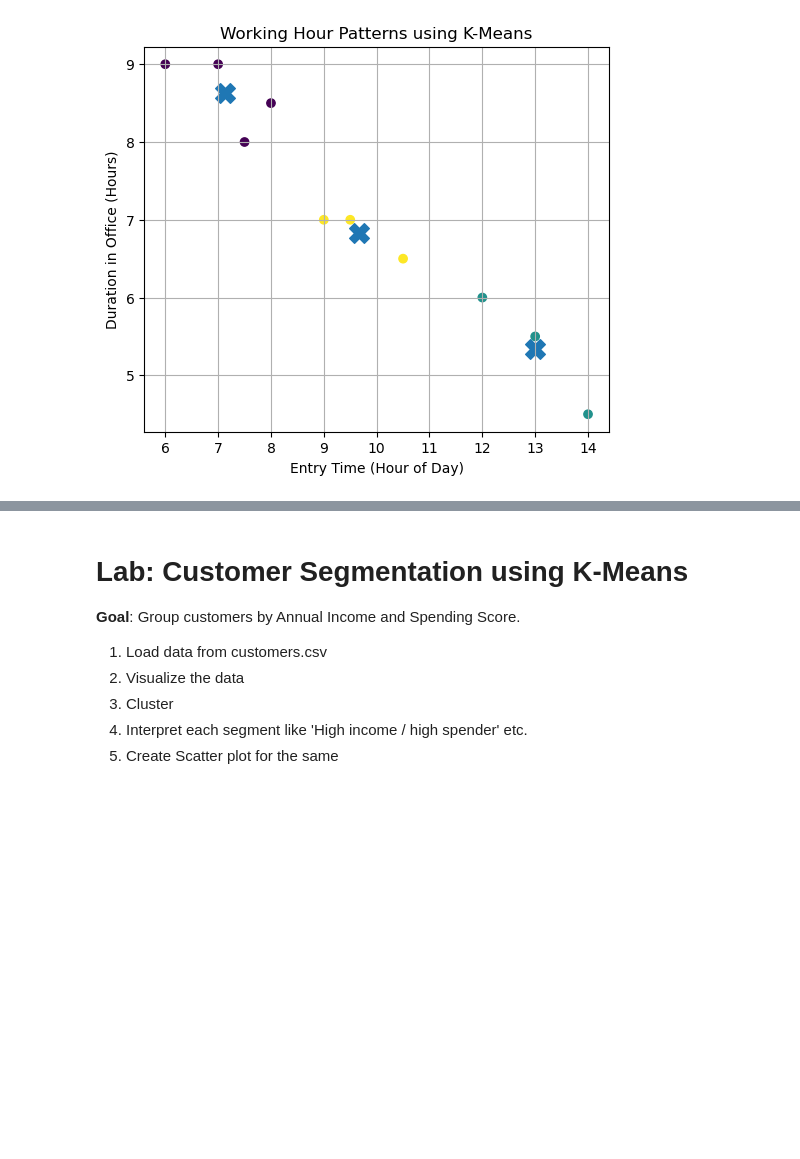
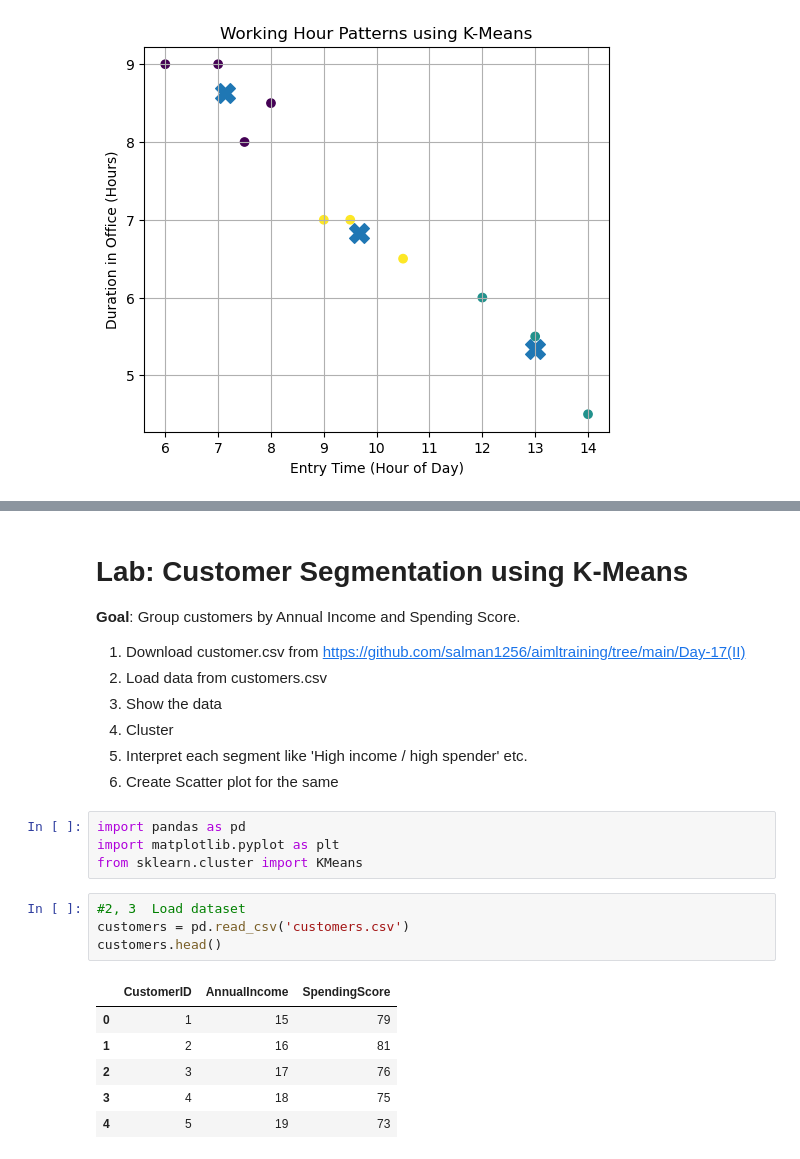
Before and after one commit to salman1256/aimltraining, a Jupyter notebook: Day-17(II)/K-MeansAlgoEx.ipynb, the cells around one changed output, grey strips where cells are left out. Saved outputs shown, nothing was run; the diff lists cells and outputs as text; blank space fills up the shorter version.

```diff
--- a/Day-17(II)/K-MeansAlgoEx.ipynb
+++ b/Day-17(II)/K-MeansAlgoEx.ipynb
@@ -83,8 +83,24 @@ plt.show()
 # Lab: Customer Segmentation using K-Means
 **Goal**: Group customers by Annual Income and Spending Score.
 
-1. Load data from customers.csv
-2. Visualize the data
-3. Cluster
-4. Interpret each segment like 'High income / high spender' etc.
-5. Create Scatter plot for the same
+1. Download customer.csv from https://github.com/salman1256/aimltraining/tree/main/Day-17(II)
+2. Load data from customers.csv
+3. Show the data
+4. Cluster
+5. Interpret each segment like 'High income / high spender' etc.
+6. Create Scatter plot for the same
+# %%
+import pandas as pd
+import matplotlib.pyplot as plt
+from sklearn.cluster import KMeans
+# %%
+#2, 3  Load dataset
+customers = pd.read_csv('customers.csv')
+customers.head()
+# %% [output]
+|  | CustomerID | AnnualIncome | SpendingScore |
+| 0 | 1 | 15 | 79 |
+| 1 | 2 | 16 | 81 |
+| 2 | 3 | 17 | 76 |
+| 3 | 4 | 18 | 75 |
+| 4 | 5 | 19 | 73 |
```
Also changed, not shown: parts of 3 cells of this notebook.
